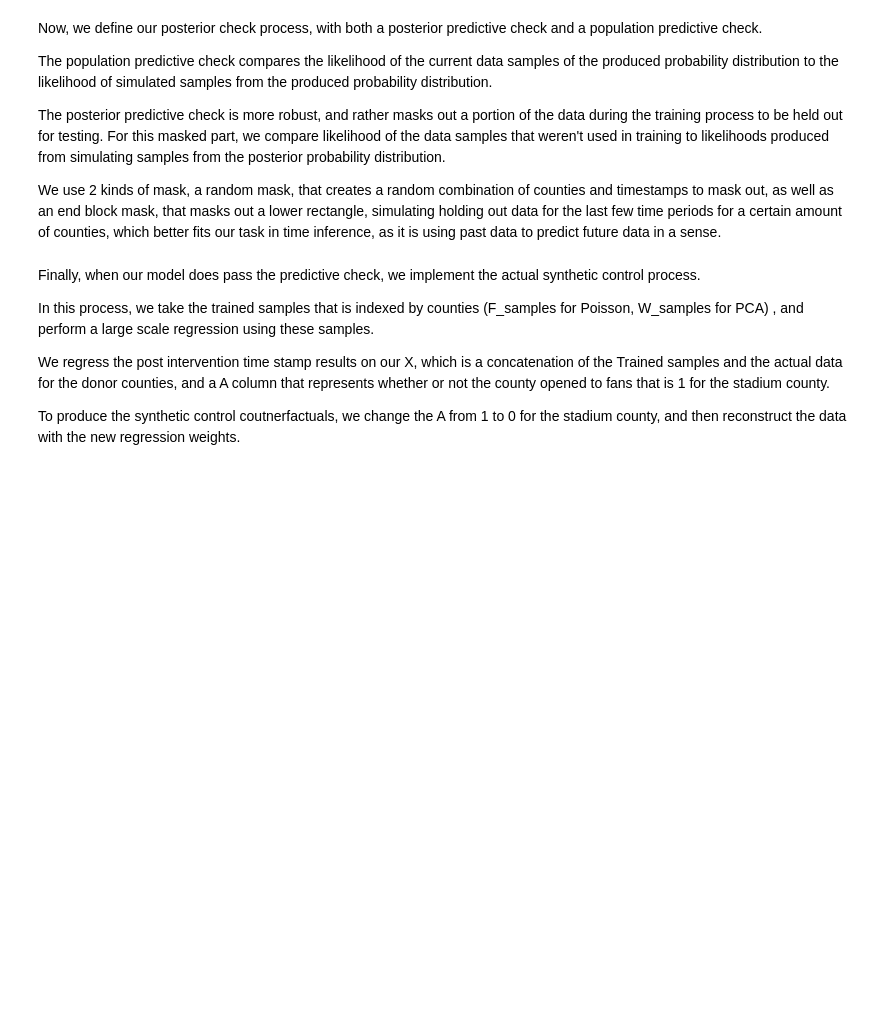
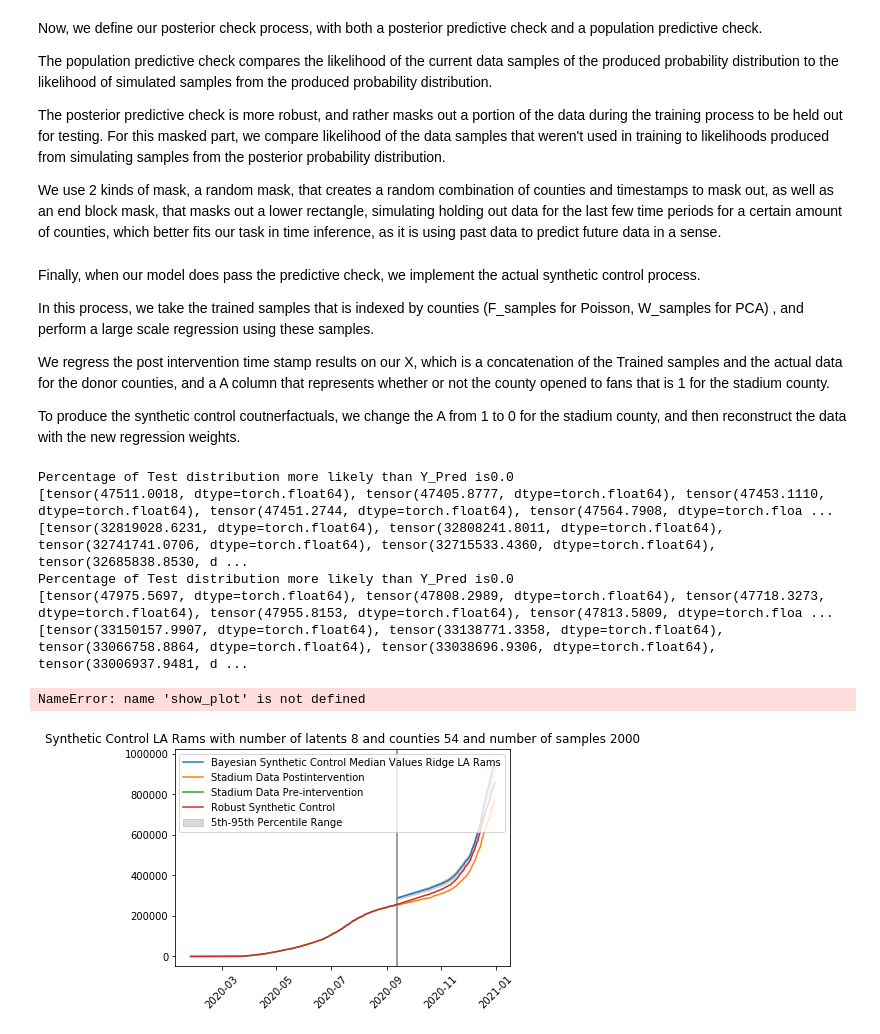
Before and after one commit to Joshuashou/Synthetic-Control-Paper-Model, a Jupyter notebook: Bayesian_SC.ipynb, the cells around one changed output. Saved outputs shown, nothing was run; the diff lists cells and outputs as text; code cells hidden in the pictures; blank space fills up the shorter version.

```diff
--- a/Bayesian_SC.ipynb
+++ b/Bayesian_SC.ipynb
@@ -688,6 +690,6 @@ def Synthetic_control(W_samples, donor_train, stadium_train, donor_test, stadium
 # %%
 #Create dictionary for latent space dimensions for each team.
-latent_dim_dict = {'Arizona': 5, 'Atlanta':5 , 'Baltimore':15, 'Buffalo':25, 'Carolina': 5, 'Chicago':15, 'Cincinnati':13, 'Cleveland':1, 'Dallas': 37, 'Denver':5 , 'Detroit':12, 'Green Bay': 52, 'Houston': 12, 'Indianapolis': 10, 'Jacksonville':12, 'Kansas City':11, 'Las Vegas':12, 'LA Chargers':5,'LA Rams':8, 'Miami':8, 'Minnesota':5, 'New England': 9, 'New Orleans':18 , 'NY Giants':7,'NY Jets':7, 'Philadelphia':10, 'Pittsburgh': 25, 'San Francisco': 10, 'Seattle': 14, 'Tampa Bay': 15, 'Tennessee': 13, 'Washington':4}
+latent_dim_dict = {'Arizona': 5, 'Atlanta':7 , 'Baltimore':15, 'Buffalo':25, 'Carolina': 5, 'Chicago':15, 'Cincinnati':13, 'Cleveland':1, 'Dallas': 37, 'Denver':5 , 'Detroit':12, 'Green Bay': 52, 'Houston': 12, 'Indianapolis': 10, 'Jacksonville':12, 'Kansas City':11, 'Las Vegas':12, 'LA Chargers':5,'LA Rams':8, 'Miami':8, 'Minnesota':5, 'New England': 9, 'New Orleans':18 , 'NY Giants':7,'NY Jets':7, 'Philadelphia':10, 'Pittsburgh': 25, 'San Francisco': 10, 'Seattle': 14, 'Tampa Bay': 15, 'Tennessee': 13, 'Washington':4}
 # %%
 zipped_input = zip(grouped_df['Team'], grouped_df['County(s)'], grouped_df['State'], grouped_df['First date home stadium open to fans'])
 import ast
@@ -700,7 +702,7 @@ def bayesian_SC_graph(team_county_data):
         #team = ast.literal_eval(team)
         county = ast.literal_eval(county)
         state = ast.literal_eval(state)
-        if team in ['San Francisco']:  #Ignore Arizona
+        if team in ['LA Rams']:  #Ignore Arizona
             #x are donors, y are stadiums, train is pre-intervention, test is post intervention
 
 
@@ -719,11 +721,11 @@ def bayesian_SC_graph(team_county_data):
             latent_dimension = latent_dim_dict[team]
 
 
+            #Can edit masking below for type of check.
+            f_samples, g_samples = poisson_mcmc(synthetic_control_training, latent_dimension, 2000,2000, "None")
 
-            f_samples, g_samples = poisson_mcmc(synthetic_control_training, latent_dimension, 1500,1500, "None")
-
-#             np.save(f'{team}_g_samples.npy', g_samples.numpy())
-#             np.save(f'{team}_f_samples.npy', f_samples.numpy())
+            np.save(f'{team}_g_samples.npy', g_samples.numpy())
+            np.save(f'{team}_f_samples.npy', f_samples.numpy())
             synthetic_control_training = synthetic_control_training.clamp(min=0)
 
 
@@ -732,37 +734,50 @@ def bayesian_SC_graph(team_county_data):
             end_block_mask[-30:, -3:] = 0 #The mask size can be edited
             end_block_mask = end_block_mask.bool()
 
+            #Population check is with mask
             population_check = population_predictive_check(f_samples @ g_samples, end_block_mask, synthetic_control_training.round().to(torch.int64), 'Poisson')
 
 
+            #Posterior check without mask
             poisson_p_value = posterior_predictive_check(f_samples @ g_samples, synthetic_control_training.round().to(torch.int64),'Poisson')
 
+
+            #Keep at 0 for testing purposes now.
             poisson_posterior_check = poisson_p_value >= 0
 
             RBSC_results = np.load(f'RBSC_Replications/{team}_RBSC.npy')
 
             if poisson_posterior_check:
 
                 deconfounders_ridge = Synthetic_control(g_samples, x_train, y_train, x_test, y_test, dates, team, RBSC_results, regression_type='Ridge')
-                #deconfounders_lasso = Synthetic_control(g_samples, x_train, y_train, x_test, y_test, dates, team, RBSC_results, regression_type='Lasso')
+                deconfounders_lasso = Synthetic_control(g_samples, x_train, y_train, x_test, y_test, dates, team, RBSC_results, regression_type='Lasso')
 
             else:
                 w_samples, sigma_samples, z_samples = bayesian_pca_mcmc(synthetic_control_training, 10, 1000, 800)
 
                 pca_p_value = posterior_predictive_check(z_samples@w_samples, synthetic_control_training, 'PCA', variance=sigma_samples[0])
 
-                #With these samples, perform a POSTERIOR CHECK first, if it passes then we use that model.
 
+                #Keep at 0 for testing purposes now
                 pca_posterior_check = pca_p_value>=0
 
                 if pca_posterior_check:
                     deconfounders = Synthetic_control(w_samples, x_train, y_train, x_test, y_test, dates, team, RBSC_results, regression_type='Ridge')
 
 
 
     return
 
 bayesian_SC_graph(zipped_input)
+# %% [output]
+Percentage of Test distribution more likely than Y_Pred is0.0
+[tensor(47511.0018, dtype=torch.float64), tensor(47405.8777, dtype=torch.float64), tensor(47453.1110, dtype=torch.float64), tensor(47451.2744, dtype=torch.float64), tensor(47564.7908, dtype=torch.floa ...
+[tensor(32819028.6231, dtype=torch.float64), tensor(32808241.8011, dtype=torch.float64), tensor(32741741.0706, dtype=torch.float64), tensor(32715533.4360, dtype=torch.float64), tensor(32685838.8530, d ...
+Percentage of Test distribution more likely than Y_Pred is0.0
+[tensor(47975.5697, dtype=torch.float64), tensor(47808.2989, dtype=torch.float64), tensor(47718.3273, dtype=torch.float64), tensor(47955.8153, dtype=torch.float64), tensor(47813.5809, dtype=torch.floa ...
+[tensor(33150157.9907, dtype=torch.float64), tensor(33138771.3358, dtype=torch.float64), tensor(33066758.8864, dtype=torch.float64), tensor(33038696.9306, dtype=torch.float64), tensor(33006937.9481, d ...
+NameError: name 'show_plot' is not defined
+[figure, added]
 # %%
 zipped_input = zip(grouped_df['Team'], grouped_df['County(s)'], grouped_df['State'], grouped_df['First date home stadium open to fans'])
 
```
Also changed, not shown: parts of 2 cells of this notebook, 1 other file.
